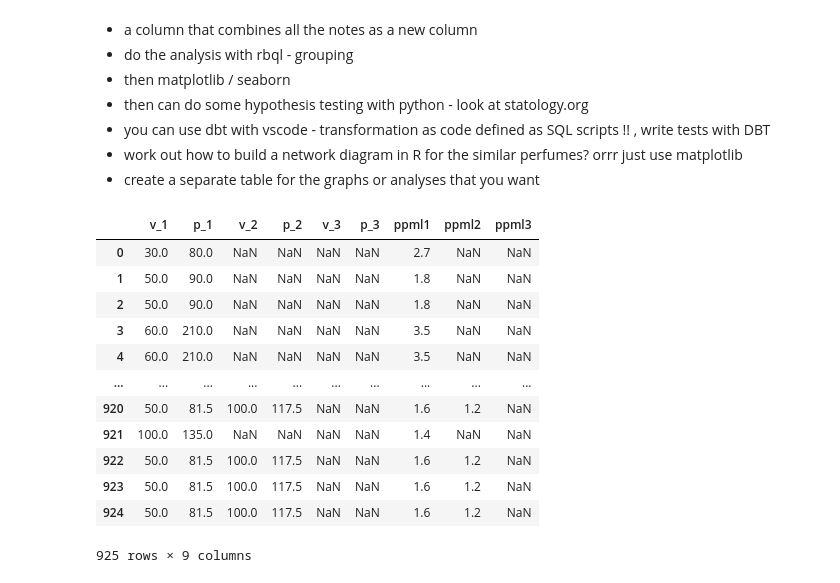
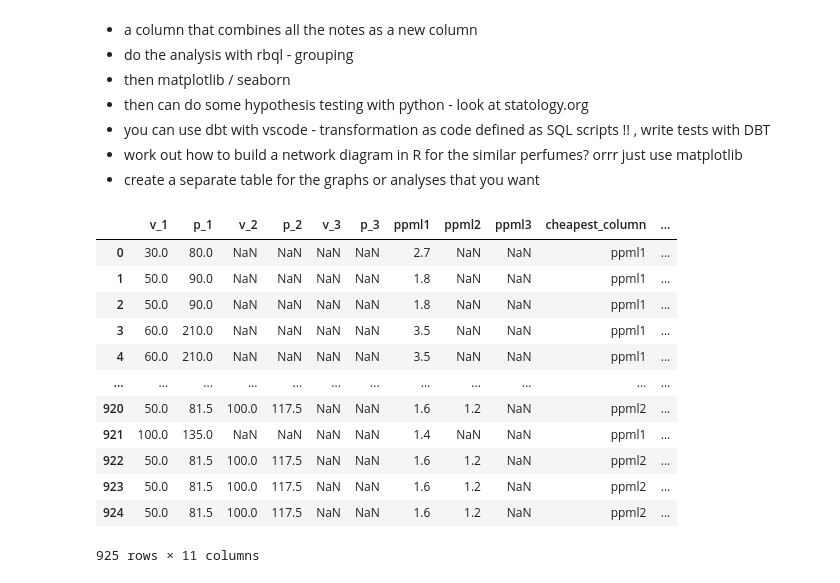
Before and after one commit to emm-sam/Perfume-Analytics, a Jupyter notebook: data_cleaning.ipynb, the cells around one changed output. Saved outputs shown, nothing was run; the diff lists cells and outputs as text; code cells hidden in the pictures.

```diff
--- a/data_cleaning.ipynb
+++ b/data_cleaning.ipynb
@@ -28,2 +23,25 @@ data.info()
 # %%
 data = data.drop('Unnamed: 14', axis = 1)
+# %%
+# COMBINES ALL NOTES TOGETHER INTO NEW COLUMN 'allnotes'
+def concatenate_notes(row):
+    note_parts = []
+    if not pd.isnull(row['topnotes']):
+        note_parts.append(str(row['topnotes']))
+    if not pd.isnull(row['midnotes']):
+        note_parts.append(str(row['midnotes']))
+    if not pd.isnull(row['basenotes']):
+        note_parts.append(str(row['basenotes']))
+    if not pd.isnull(row['Notes']):
+        note_parts.append(str(row['Notes']))
+
+    concatenated_string = ', '.join(note_parts)
+    # Remove '[' and ']' if present
+    concatenated_string = concatenated_string.replace('[', '').replace(']', '')
+    # Add brackets around the entire string
+    concatenated_string = '[' + concatenated_string + ']'
+    return concatenated_string
+
+data['allnotes'] = data.apply(concatenate_notes, axis=1)
+
+data
@@ -168,37 +200,52 @@ TO DO
 # %%
 # group by brand
 # some basic summary things
 # group by gender
 # group by bestseller
 # group by exclusive
 
+
+# convert the table contents to numbers
 df_prices.p_1 = pd.to_numeric(df_prices.p_1, errors='coerce')
 df_prices.p_2 = pd.to_numeric(df_prices.p_2, errors='coerce')
 df_prices.p_3 = pd.to_numeric(df_prices.p_3, errors='coerce')
 df_prices.v_1 = pd.to_numeric(df_prices.v_1, errors='coerce')
 df_prices.v_2 = pd.to_numeric(df_prices.v_2, errors='coerce')
 df_prices.v_3 = pd.to_numeric(df_prices.v_3, errors='coerce')
 
 df_prices
 
+# calculate price per ml for each product
 df_prices['ppml1'] = df_prices.p_1 / df_prices.v_1
 df_prices.ppml1= df_prices.ppml1.round(1)
 df_prices['ppml2'] = df_prices.p_2 / df_prices.v_2
 df_prices.ppml2= df_prices.ppml2.round(1)
 df_prices['ppml3'] = df_prices.p_3 / df_prices.v_3
 df_prices.ppml3= df_prices.ppml3.round(1)
 df_prices
+
+# new column which takes the lowest value of ppm 1,2,3 and gives you a number 1,2, or 3
+
+columns_to_check = ['ppml1', 'ppml2', 'ppml3']
+
+def find_min_ppml(row):
+    min_col = min(columns_to_check, key=lambda col: row[col])
+    min_value = row[min_col]
+    return min_col, min_value
+
+df_prices[['cheapest_column', 'cheapest_value']] = df_prices.apply(find_min_ppml, axis=1, result_type='expand')
+df_prices
 # %% [output]
-|  | v_1 | p_1 | v_2 | p_2 | v_3 | p_3 | ppml1 | ppml2 | ppml3 |
-| 0 | 30.0 | 80.0 | NaN | NaN | NaN | NaN | 2.7 | NaN | NaN |
-| 1 | 50.0 | 90.0 | NaN | NaN | NaN | NaN | 1.8 | NaN | NaN |
-| 2 | 50.0 | 90.0 | NaN | NaN | NaN | NaN | 1.8 | NaN | NaN |
-| 3 | 60.0 | 210.0 | NaN | NaN | NaN | NaN | 3.5 | NaN | NaN |
-| 4 | 60.0 | 210.0 | NaN | NaN | NaN | NaN | 3.5 | NaN | NaN |
-| ... | ... | ... | ... | ... | ... | ... | ... | ... | ... |
-| 920 | 50.0 | 81.5 | 100.0 | 117.5 | NaN | NaN | 1.6 | 1.2 | NaN |
-| 921 | 100.0 | 135.0 | NaN | NaN | NaN | NaN | 1.4 | NaN | NaN |
-| 922 | 50.0 | 81.5 | 100.0 | 117.5 | NaN | NaN | 1.6 | 1.2 | NaN |
-| 923 | 50.0 | 81.5 | 100.0 | 117.5 | NaN | NaN | 1.6 | 1.2 | NaN |
-| 924 | 50.0 | 81.5 | 100.0 | 117.5 | NaN | NaN | 1.6 | 1.2 | NaN |
+|  | v_1 | p_1 | v_2 | p_2 | v_3 | p_3 | ppml1 | ppml2 | ppml3 | cheapest_column | ... |
+| 0 | 30.0 | 80.0 | NaN | NaN | NaN | NaN | 2.7 | NaN | NaN | ppml1 | ... |
+| 1 | 50.0 | 90.0 | NaN | NaN | NaN | NaN | 1.8 | NaN | NaN | ppml1 | ... |
+| 2 | 50.0 | 90.0 | NaN | NaN | NaN | NaN | 1.8 | NaN | NaN | ppml1 | ... |
+| 3 | 60.0 | 210.0 | NaN | NaN | NaN | NaN | 3.5 | NaN | NaN | ppml1 | ... |
+| 4 | 60.0 | 210.0 | NaN | NaN | NaN | NaN | 3.5 | NaN | NaN | ppml1 | ... |
+| ... | ... | ... | ... | ... | ... | ... | ... | ... | ... | ... | ... |
+| 920 | 50.0 | 81.5 | 100.0 | 117.5 | NaN | NaN | 1.6 | 1.2 | NaN | ppml2 | ... |
+| 921 | 100.0 | 135.0 | NaN | NaN | NaN | NaN | 1.4 | NaN | NaN | ppml1 | ... |
+| 922 | 50.0 | 81.5 | 100.0 | 117.5 | NaN | NaN | 1.6 | 1.2 | NaN | ppml2 | ... |
+| 923 | 50.0 | 81.5 | 100.0 | 117.5 | NaN | NaN | 1.6 | 1.2 | NaN | ppml2 | ... |
+| 924 | 50.0 | 81.5 | 100.0 | 117.5 | NaN | NaN | 1.6 | 1.2 | NaN | ppml2 | ... |
-925 rows × 9 columns
+925 rows × 11 columns
```
Also changed, not shown: parts of 9 cells of this notebook.
